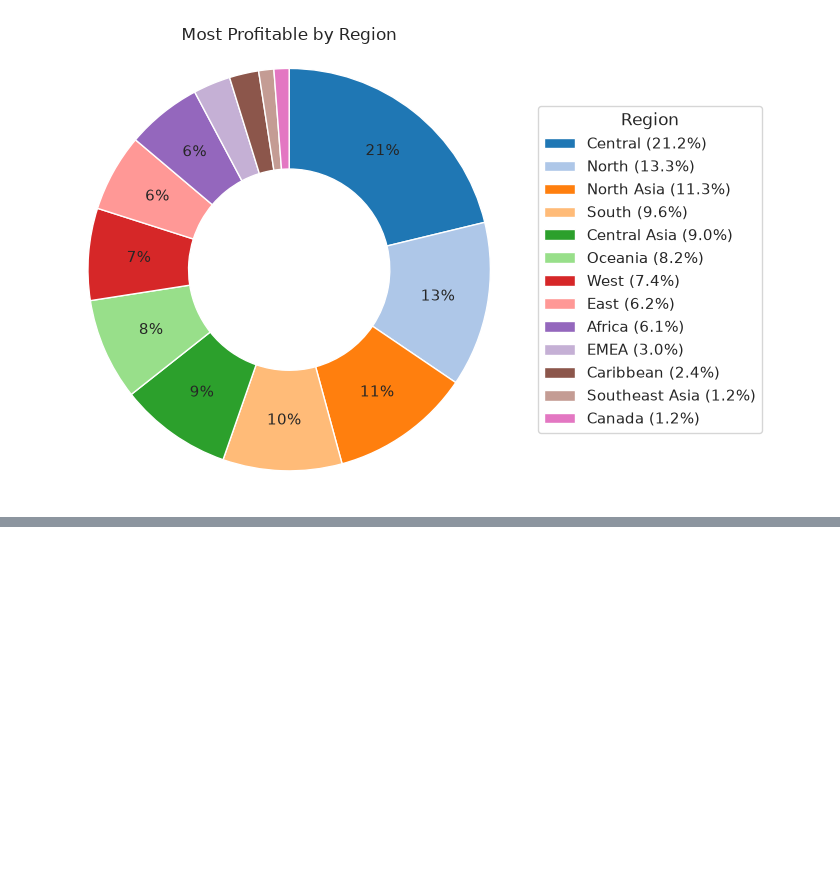
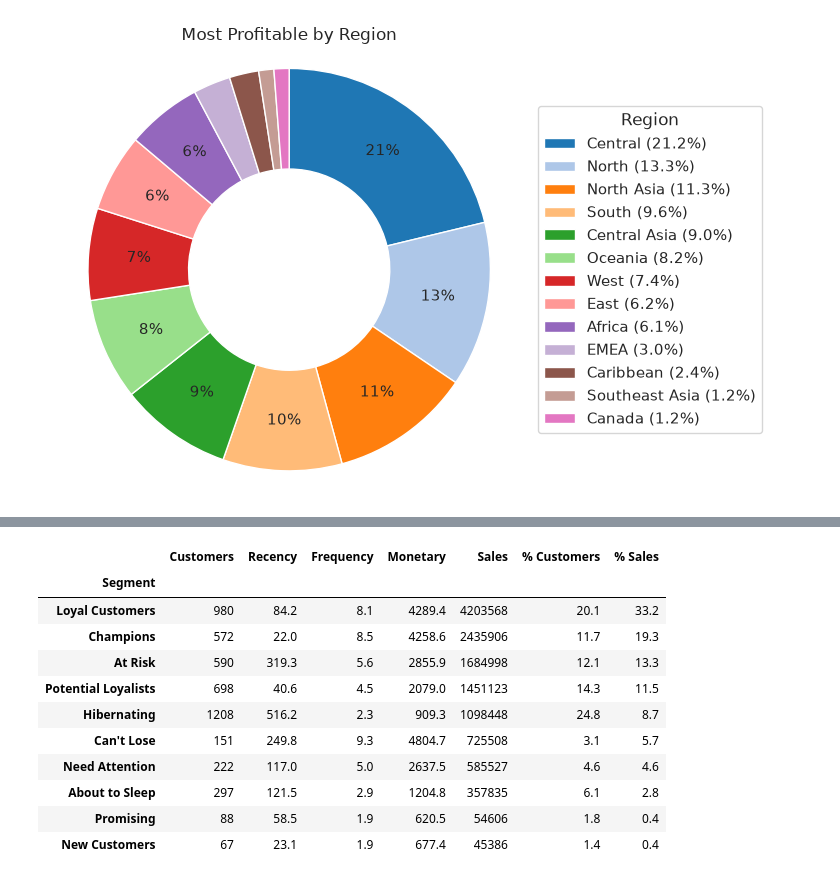
Before and after one commit to NathanWanjongkhum/super-store, a Jupyter notebook: notebooks/01-eda.ipynb, the cells around one changed output, grey strips where cells are left out. Saved outputs shown, nothing was run; the diff lists cells and outputs as text; code cells hidden in the pictures; blank space fills up the shorter version.

```diff
--- a/notebooks/01-eda.ipynb
+++ b/notebooks/01-eda.ipynb
@@ -130,0 +183,25 @@ plt.show()
+# %%
+segment_summary = rfm.groupby('Segment').agg(
+    Customers=('Segment', 'size'),
+    Recency=('Recency', 'mean'),
+    Frequency=('Frequency', 'mean'),
+    Monetary=('Monetary', 'mean'),
+    Sales=('Monetary', 'sum'),
+)
+segment_summary['% Customers'] = segment_summary.Customers / segment_summary.Customers.sum() * 100
+segment_summary['% Sales'] = segment_summary.Sales / segment_summary.Sales.sum() * 100
+segment_summary = segment_summary.sort_values('Sales', ascending=False)
+segment_summary.round(1)
+# %% [output]
+|  | Customers | Recency | Frequency | Monetary | Sales | % Customers | % Sales |
+| Segment |  |  |  |  |  |  |  |
+| Loyal Customers | 980 | 84.2 | 8.1 | 4289.4 | 4203568 | 20.1 | 33.2 |
+| Champions | 572 | 22.0 | 8.5 | 4258.6 | 2435906 | 11.7 | 19.3 |
+| At Risk | 590 | 319.3 | 5.6 | 2855.9 | 1684998 | 12.1 | 13.3 |
+| Potential Loyalists | 698 | 40.6 | 4.5 | 2079.0 | 1451123 | 14.3 | 11.5 |
+| Hibernating | 1208 | 516.2 | 2.3 | 909.3 | 1098448 | 24.8 | 8.7 |
+| Can't Lose | 151 | 249.8 | 9.3 | 4804.7 | 725508 | 3.1 | 5.7 |
+| Need Attention | 222 | 117.0 | 5.0 | 2637.5 | 585527 | 4.6 | 4.6 |
+| About to Sleep | 297 | 121.5 | 2.9 | 1204.8 | 357835 | 6.1 | 2.8 |
+| Promising | 88 | 58.5 | 1.9 | 620.5 | 54606 | 1.8 | 0.4 |
+| New Customers | 67 | 23.1 | 1.9 | 677.4 | 45386 | 1.4 | 0.4 |
```
Also changed, not shown: parts of 6 cells of this notebook, 31 other files.
